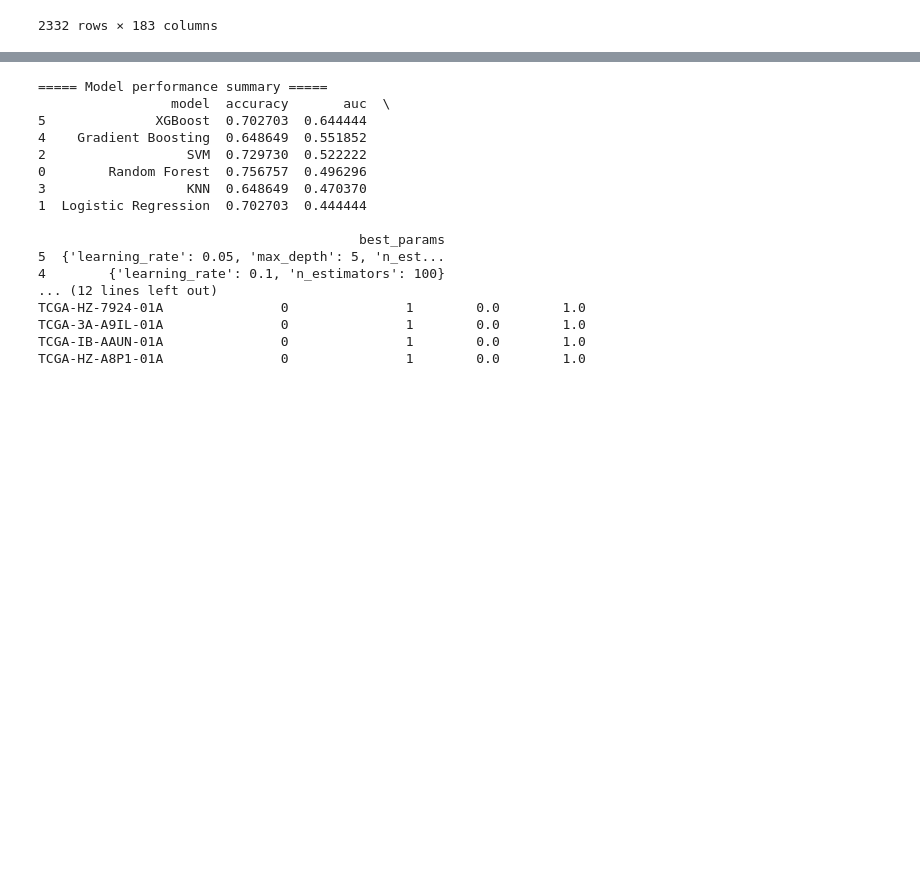
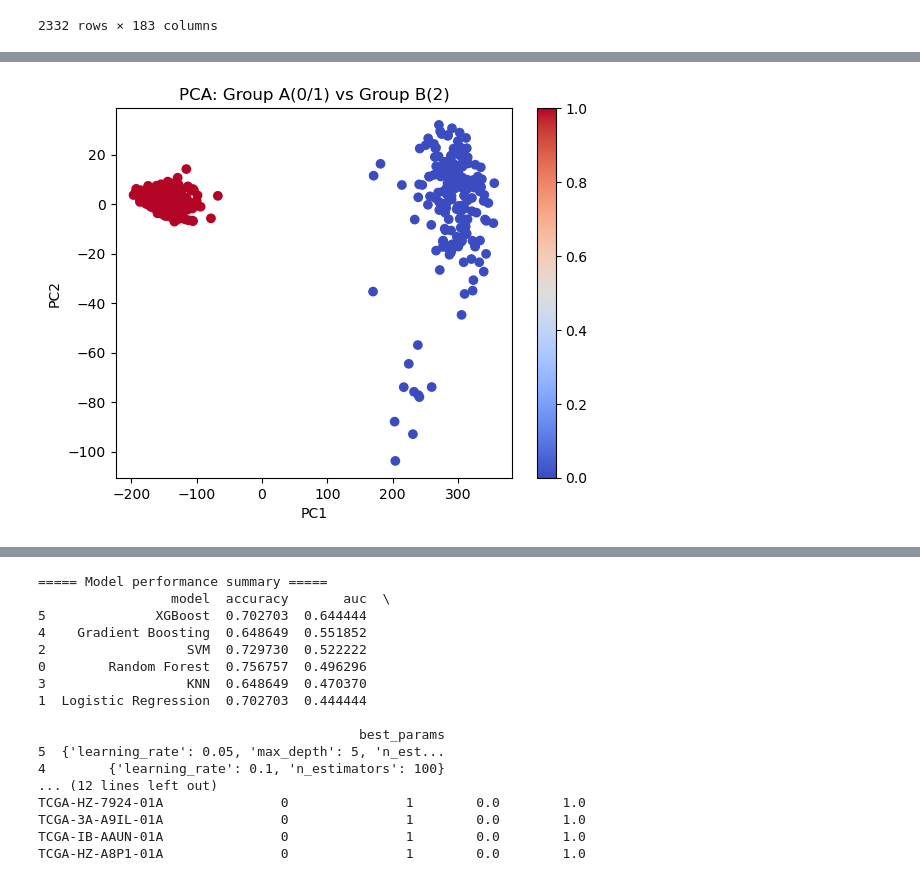
Before and after one commit to gaopeigi3/PAAD, a Jupyter notebook: hhy.ipynb, the cells around one changed output, grey strips where cells are left out. Saved outputs shown, nothing was run; the diff lists cells and outputs as text; code cells hidden in the pictures; blank space fills up the shorter version.

```diff
--- a/hhy.ipynb
+++ b/hhy.ipynb
@@ -227,0 +212,19 @@ filtered_with_label
+# %%
+df = filtered_with_label.T.copy()
+
+# df.columns[-1] 假设最后一列是 label，如果不是，写 df["label"]
+label = df.iloc[:, -1]
+
+print(label.value_counts())
+
+print("Group A (0/1):", sum(label.isin([0,1])))
+print("Group B (2):", sum(label == 2))
+
+
+group_A = df[label.isin([0,1])].iloc[:, :-1]
+group_B = df[label == 2].iloc[:, :-1]
+
+mean_diff = group_A.mean() - group_B.mean()
+mean_diff_sorted = mean_diff.abs().sort_values(ascending=False)
+
+print(mean_diff_sorted.head())
@@ -274 +265,39 @@ Name: count, dtype: int64
+# %%
+from sklearn.ensemble import RandomForestClassifier, GradientBoostingClassifier
+from sklearn.linear_model import LogisticRegression
+from sklearn.svm import SVC
+from sklearn.neighbors import KNeighborsClassifier
+from sklearn.preprocessing import LabelEncoder
+from sklearn.model_selection import train_test_split, GridSearchCV
+from sklearn.metrics import accuracy_score, roc_auc_score, confusion_matrix, classification_report
+import pandas as pd
+import numpy as np
+import matplotlib.pyplot as plt
+from sklearn.decomposition import PCA
+try:
+    from xgboost import XGBClassifier
+    xgb_installed = True
+except ImportError:
+    xgb_installed = False
+
+# ========= 1. 读取 & 准备数据 =========
+filtered_1stlabel= pd.read_csv("filtered_matrix_1stlabel.tsv", sep="\t", index_col=0)
+X = filtered_1stlabel.T.drop(columns=['label']).copy()
+y = filtered_1stlabel.T['label'].copy()
+
+
+X = df.iloc[:, :-1]
+y = df.iloc[:, -1].replace({0:0, 1:0, 2:1})   # 0/1 → 0, 2 → 1
+
+pca = PCA(n_components=2)
+pcs = pca.fit_transform(X)
+
+plt.scatter(pcs[:,0], pcs[:,1], c=y, cmap='coolwarm')
+plt.xlabel("PC1")
+plt.ylabel("PC2")
+plt.title("PCA: Group A(0/1) vs Group B(2)")
+plt.colorbar()
+plt.show()
+# %% [output]
+[figure, added]
 # %%
```
Also changed, not shown: parts of 29 cells of this notebook.
